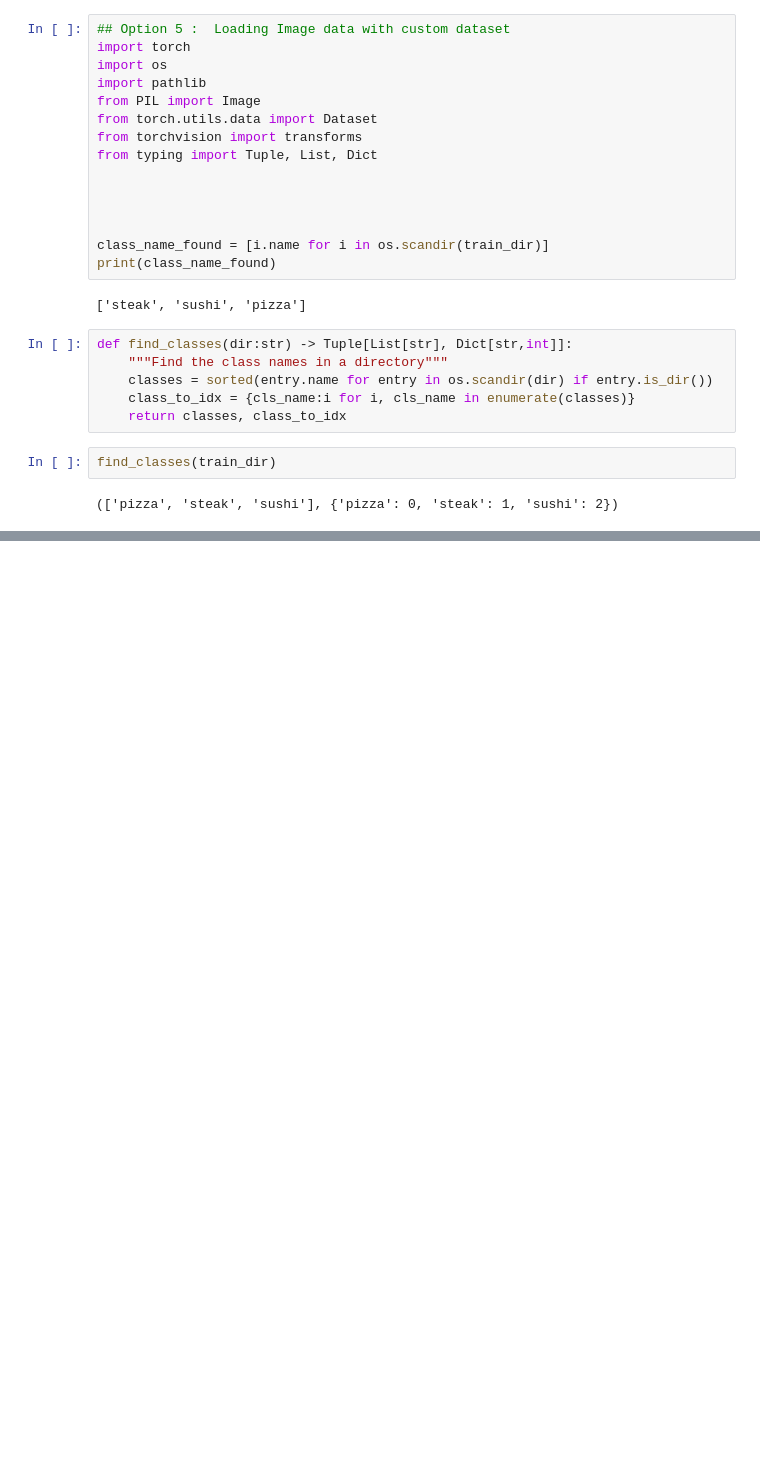
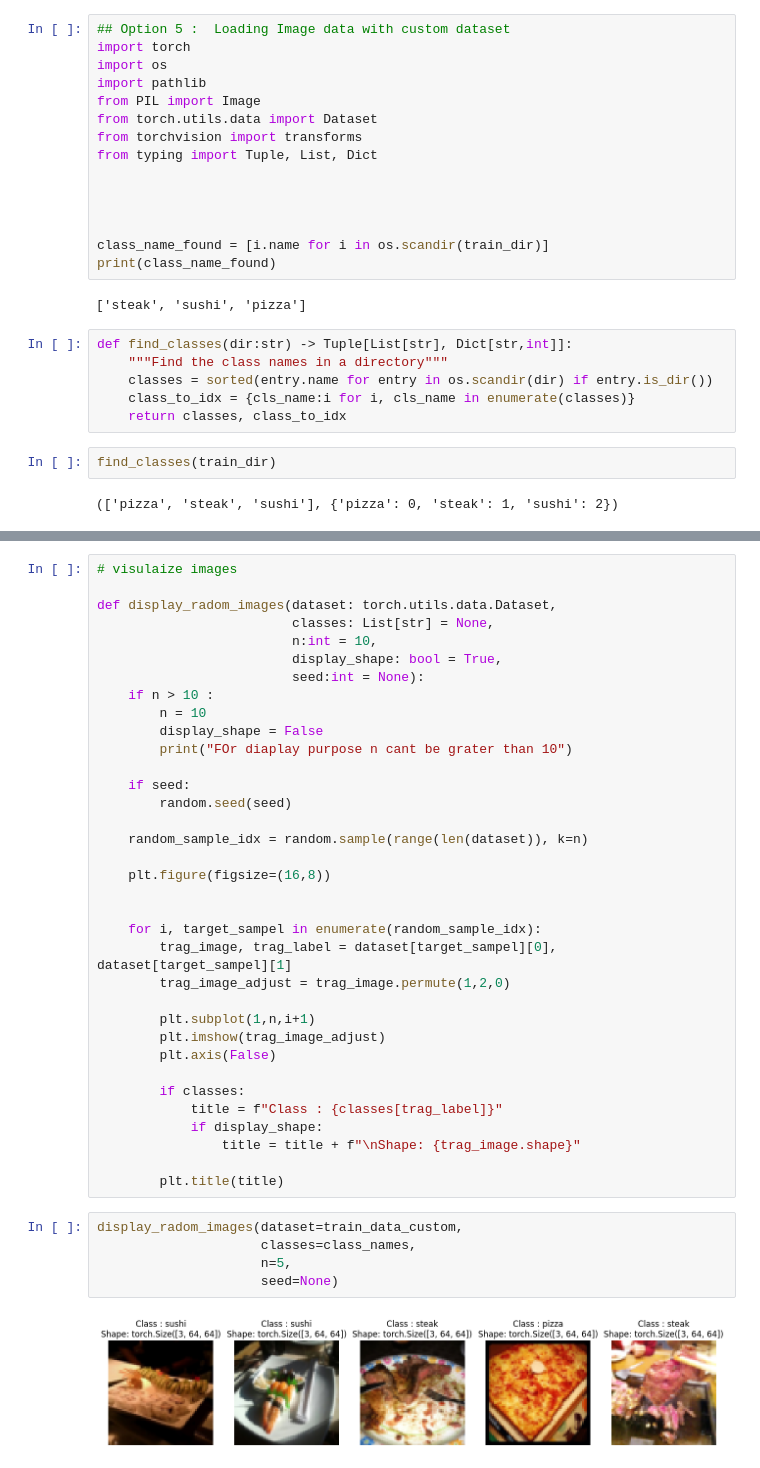
Before and after one commit to Linux-Server/ZTM, a Jupyter notebook: pytorch/04_custom_dataset/1.ipynb, the cells around one changed output, grey strips where cells are left out. Drawn from its saved outputs; the diff is of its cells as text; blank space fills up the shorter version.

Commit message:
custom dataset

```diff
--- a/pytorch/04_custom_dataset/1.ipynb
+++ b/pytorch/04_custom_dataset/1.ipynb
@@ -310,0 +369,42 @@ find_classes(train_dir)
+# %%
+# visulaize images
+
+def display_radom_images(dataset: torch.utils.data.Dataset,
+                         classes: List[str] = None,
+                         n:int = 10,
+                         display_shape: bool = True,
+                         seed:int = None):
+    if n > 10 :
+        n = 10
+        display_shape = False
+        print("FOr diaplay purpose n cant be grater than 10")
+
+    if seed:
+        random.seed(seed)
+
+    random_sample_idx = random.sample(range(len(dataset)), k=n)
+
+    plt.figure(figsize=(16,8))
+
+
+    for i, target_sampel in enumerate(random_sample_idx):
+        trag_image, trag_label = dataset[target_sampel][0], dataset[target_sampel][1]
+        trag_image_adjust = trag_image.permute(1,2,0)
+
+        plt.subplot(1,n,i+1)
+        plt.imshow(trag_image_adjust)
+        plt.axis(False)
+
+        if classes:
+            title = f"Class : {classes[trag_label]}"
+            if display_shape:
+                title = title + f"\nShape: {trag_image.shape}"
+
+        plt.title(title)
+# %%
+display_radom_images(dataset=train_data_custom,
+                     classes=class_names,
+                     n=5,
+                     seed=None)
+# %% [output]
+[figure, added]
```
Also changed, not shown: parts of 5 cells of this notebook.
